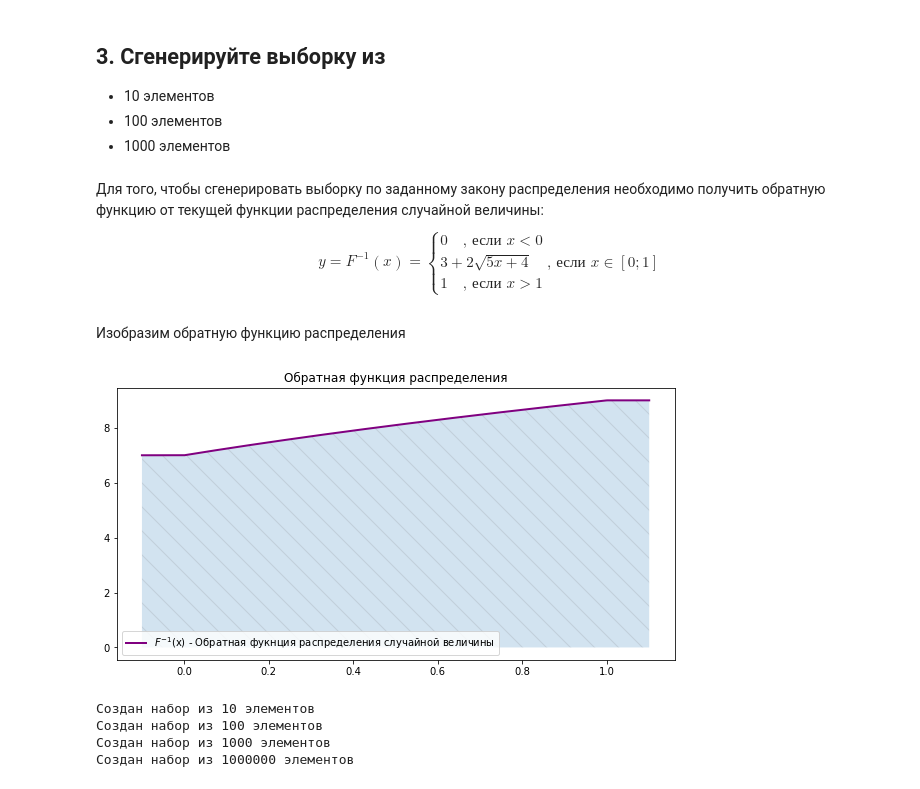
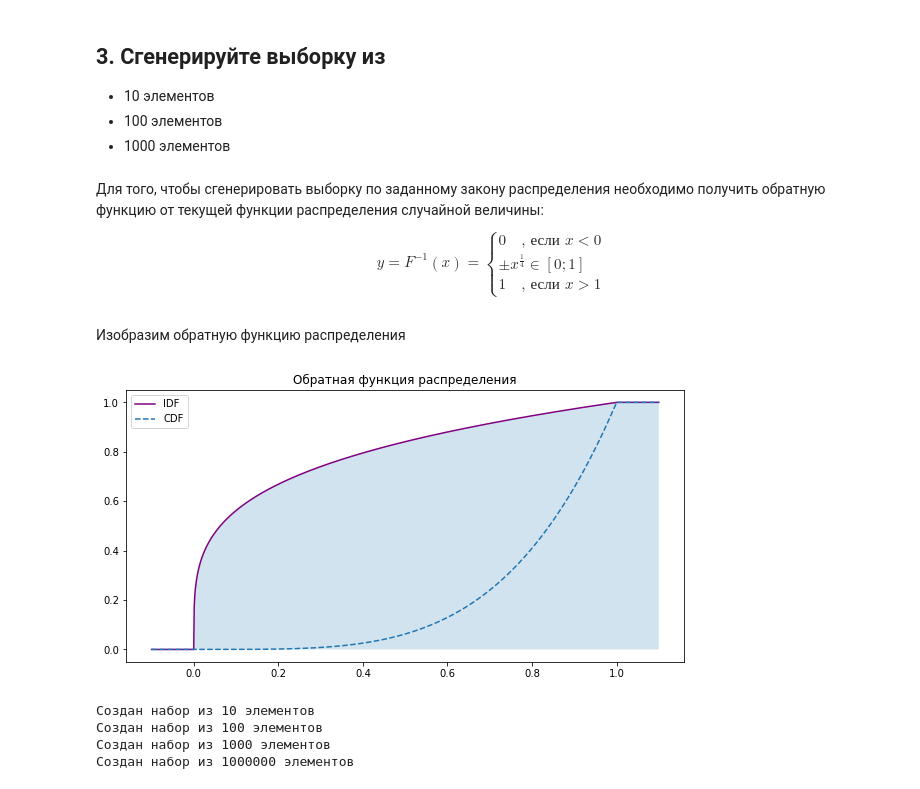
Before and after one commit to CyberCheshir/FinMath, a Jupyter notebook: Лабораторная 1.ipynb, the cells around one changed output. Drawn from its saved outputs; the diff is of its cells as text; code cells hidden in the pictures.

```diff
--- a/Лабораторная 1.ipynb
+++ b/Лабораторная 1.ipynb
@@ -36,31 +36,33 @@ from numpy.random import uniform
 # %%
 %%time
 # Начало и конец отрезка функции плотности распределения
-A, B = 7, 9
+A, B = 0, 1
 
-def pdf_function(x):
+def pdf_function(x: float):
     """Фукнция плотности распределения случайной величины"""
-    global A,B
+    global A, B
     if x >= A and x <= B:
-        return (x-3.0)/10.0
+        return 4*pow(x, 3)
     else:
         return 0
 
-def cdf_function(x):
+def cdf_function(x: float):
     """"Функция распределения случайной величины"""
-    global A,B
+    global A, B
     if x<A:
         return 0
     elif x >= A and x <= B:
-        return (x-7)*(x+1)/20
+        return pow(x,4)
     else:
         return 1
 
-# что мы здесь делаем
+
+# для удобства + немного скорости используем векторизацию
 pdf = np.vectorize(pdf_function,otypes=[float])
 cdf = np.vectorize(cdf_function,otypes=[float])
 
-interval = np.linspace(A - 0.5,B + 0.5 , num=10**3) # наш интервал значений
+margin = 0.1 # отступ в рамках отрезка [A, B]
+interval = np.linspace(A - margin,B + margin , num=10**3) # наш интервал значений
 pdf_x = pdf(interval) # значения плотности распределения
 cdf_x = cdf(interval) # значения функции распределения
 # %% [output]
@@ -110,7 +112,7 @@ plt.show()
 # %% [markdown]
  Для того, чтобы сгенерировать выборку по заданному закону распределения необходимо получить обратную функцию от текущей функции распределения случайной величины:
 $$y=F^{-1}(x)=\begin{cases} 0 \quad\text{, если } x<0\\
-{3+2\sqrt{5x+4}} \quad\text{, если } x \in[0; 1]\\
+\pm x^\frac{1}{4} \in[0; 1]\\
 1 \quad\text{, если } x>1
 \end{cases}$$
 # %%
@@ -122,29 +124,35 @@ def idf_function(x):
     """обратная функция распределения"""
     global A_INV, B_INV
     if x >= A_INV and x <=B_INV:
-        return 3+2*np.sqrt(5*x+4)
+        if x >= 0:
+            return pow(x,1/4)
+        if x < 0:
+            return -pow(abs(x),0.25)
     elif x < A_INV:
         return A
     elif x > B_INV:
         return B
 # %%
+# для удобства + немного скорости используем векторизацию
 idf = np.vectorize(idf_function,otypes=[float])
+
 # интервал прорисовки обратной функции
-inverse_interval = np.linspace(A_INV - 0.1,B_INV + 0.1 , num=10**3)
-idf_x = idf(inverse_interval)
+inverse_interval = np.linspace(A_INV - margin,B_INV + margin , num=10**3)
+idf_x = idf(inverse_interval)  # значения обратной функции распределения
 # %% [markdown]
 Изобразим обратную функцию распределения
 # %%
 plt.figure(figsize=(10, 5))
 plt.title('Обратная функция распределения')
-plt.plot(inverse_interval, idf_x, linewidth=2, color='purple',
-         label='$F^{-1}$(x) - Обратная фукнция распределения случайной величины')
-plt.fill_between(inverse_interval, idf_x, hatch='\\', edgecolor ='gray', linewidth=0.0,alpha =0.2)
+plt.plot(inverse_interval, idf_x, color='purple',
+         label='IDF')
+plt.plot(interval, cdf_x, linestyle ='--',label = 'CDF')
+plt.fill_between(inverse_interval, idf_x, linewidth=0.0,alpha =0.2)
 
 plt.legend(loc='best')
 plt.show()
 # %% [output]
-[figure, old version]
+[figure, new version]
 # %%
 # Генерация выборки размера number
 def create_sample(number):
```
Also changed, not shown: parts of 13 cells of this notebook, 2 other files.
